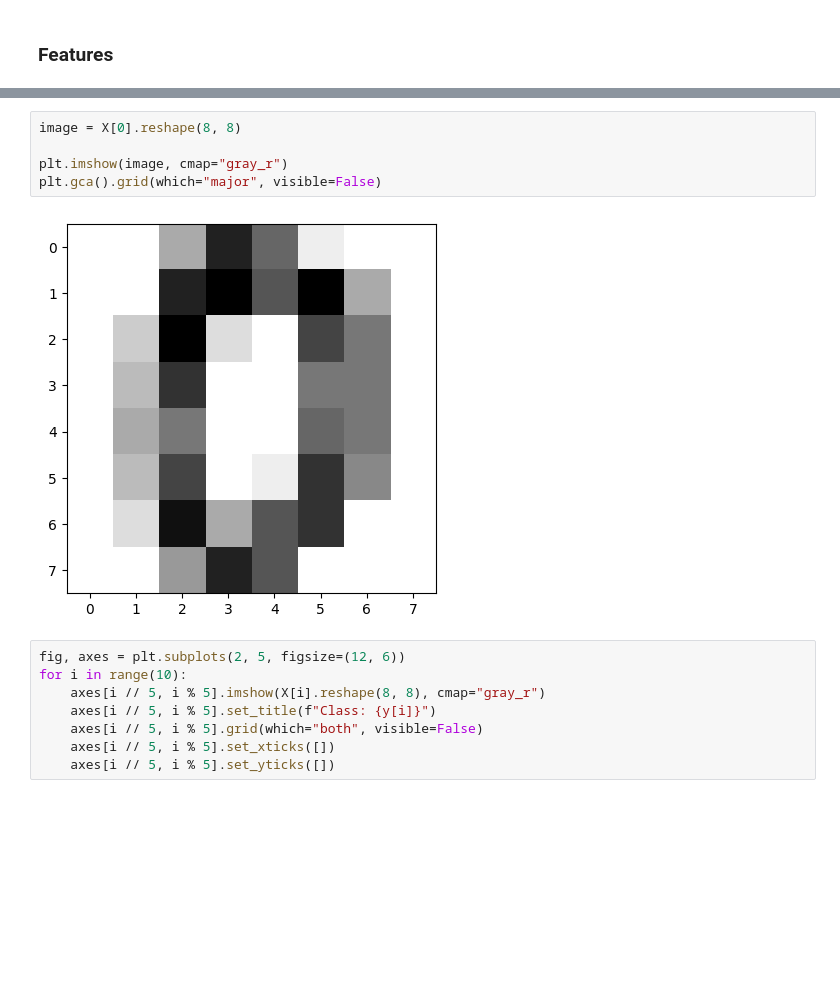
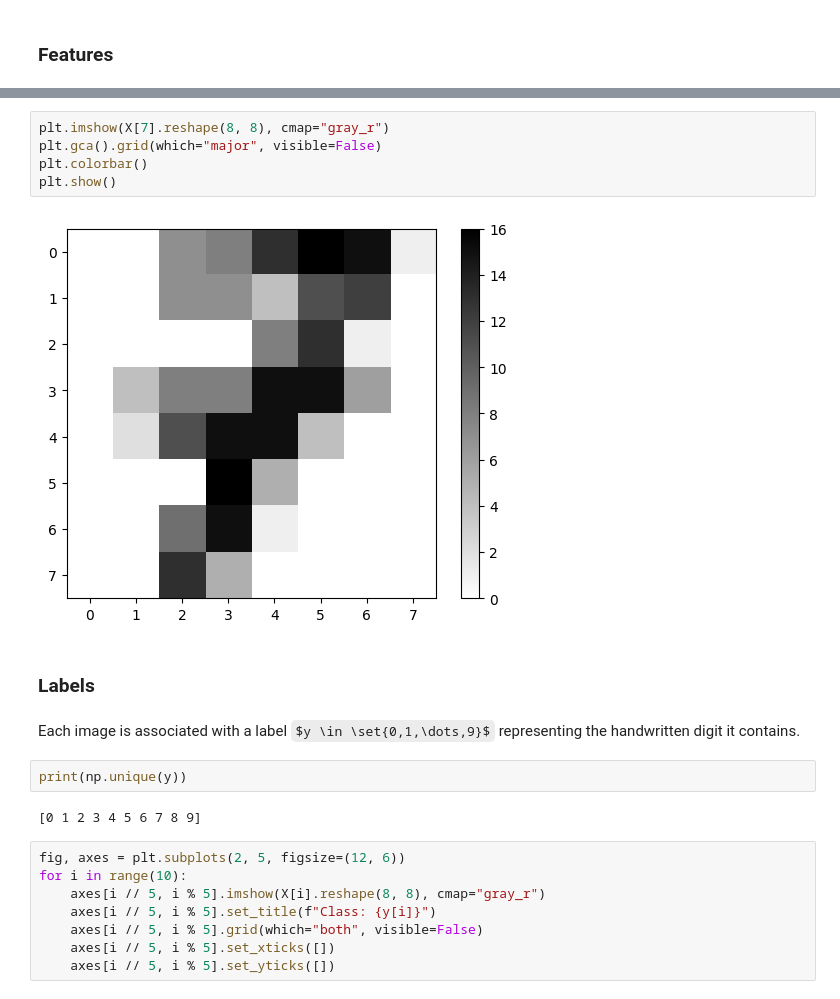
Before and after one commit to kit0kat/ws25-quantum-machine-learning-project, a Jupyter notebook: 1_dataset_exploration.ipynb, the cells around one changed output, grey strips where cells are left out. Cells and saved outputs as stored; diff of their text form; some formulas as TeX source; blank space fills up the shorter version.

```diff
--- a/1_dataset_exploration.ipynb
+++ b/1_dataset_exploration.ipynb
@@ -39,10 +44,18 @@ Max: 16
 # %%
-image = X[0].reshape(8, 8)
-
-plt.imshow(image, cmap="gray_r")
+plt.imshow(X[7].reshape(8, 8), cmap="gray_r")
 plt.gca().grid(which="major", visible=False)
+plt.colorbar()
+plt.show()
 # %% [output]
-[figure, old version]
+[figure, new version]
+# %% [markdown]
+### Labels
+# %% [markdown]
+Each image is associated with a label $y \in \set{0,1,\dots,9}$ representing the handwritten digit it contains.
+# %%
+print(np.unique(y))
+# %% [output]
+[0 1 2 3 4 5 6 7 8 9]
 # %%
 fig, axes = plt.subplots(2, 5, figsize=(12, 6))
 for i in range(10):
```
Also changed, not shown: parts of 12 cells of this notebook.
